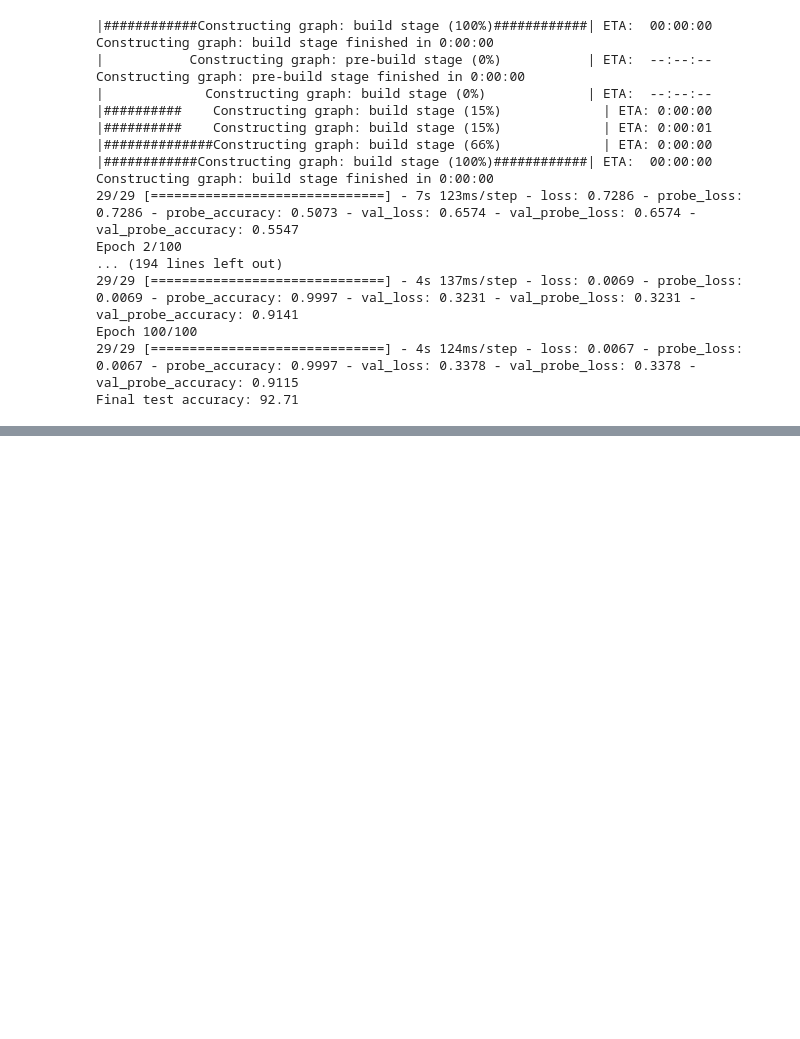
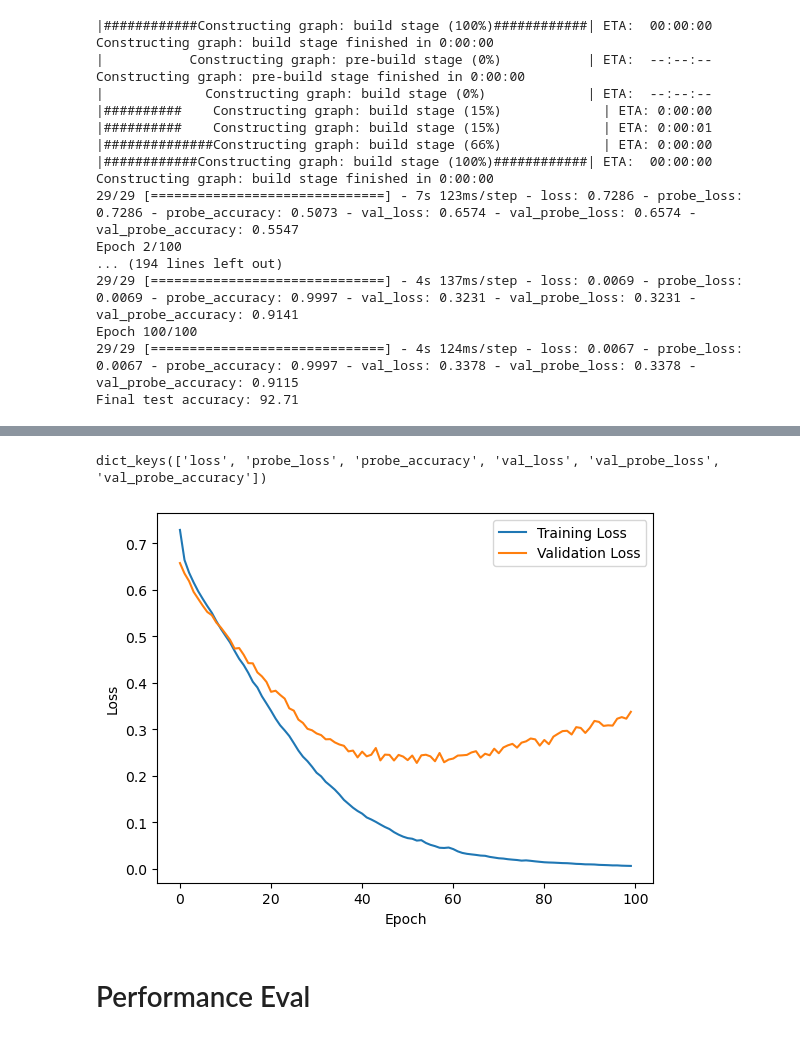
Before and after one commit to anmutechsupport/Energy-Efficient-Decoding-of-EEG-Motor-Imagery-using-Spiking-Legendre-Memory-Units, a Jupyter notebook: ml/training-bci2000.ipynb, the cells around one changed output, grey strips where cells are left out. Cells and saved outputs as stored; diff of their text form; code cells hidden in the pictures; blank space fills up the shorter version.

```diff
--- a/ml/training-bci2000.ipynb
+++ b/ml/training-bci2000.ipynb
@@ -1251,0 +1365,13 @@ Final test accuracy: 92.71
+# %%
+with nengo_dl.Simulator(net, minibatch_size=128, unroll_simulation=3, progress_bar=False) as sim:
+    sim.compile(
+        loss=tf.losses.BinaryCrossentropy(from_logits=True),
+        optimizer=tf.optimizers.Adam(),
+        metrics=['accuracy']
+    )
+    sim.keras_model.summary()
+    history = sim.fit(X_train, y_train_3, batch_size=128, epochs=100, validation_data=(X_val, y_val_3))
+    sim.save_params("./spikingLMU_params")
+
+    test_acc = sim.evaluate(X_test, y_test_3, verbose=0)["probe_accuracy"]
+    print(f"Final test accuracy: {test_acc * 100:.2f}")
@@ -1251,0 +1413,17 @@ Final test accuracy: 92.71
+# %%
+# plot the training and validation loss
+# Get the training and validation loss history
+print(history.history.keys())
+
+# Plot the training and validation loss
+plt.plot(history.history['loss'], label='Training Loss')
+plt.plot(history.history['val_loss'], label='Validation Loss')
+plt.xlabel('Epoch')
+plt.ylabel('Loss')
+plt.legend()
+plt.show()
+# %% [output]
+dict_keys(['loss', 'probe_loss', 'probe_accuracy', 'val_loss', 'val_probe_loss', 'val_probe_accuracy'])
+[figure, added]
+# %% [markdown]
+# Performance Eval
```
Also changed, not shown: parts of 5 cells of this notebook, 2 other files.
